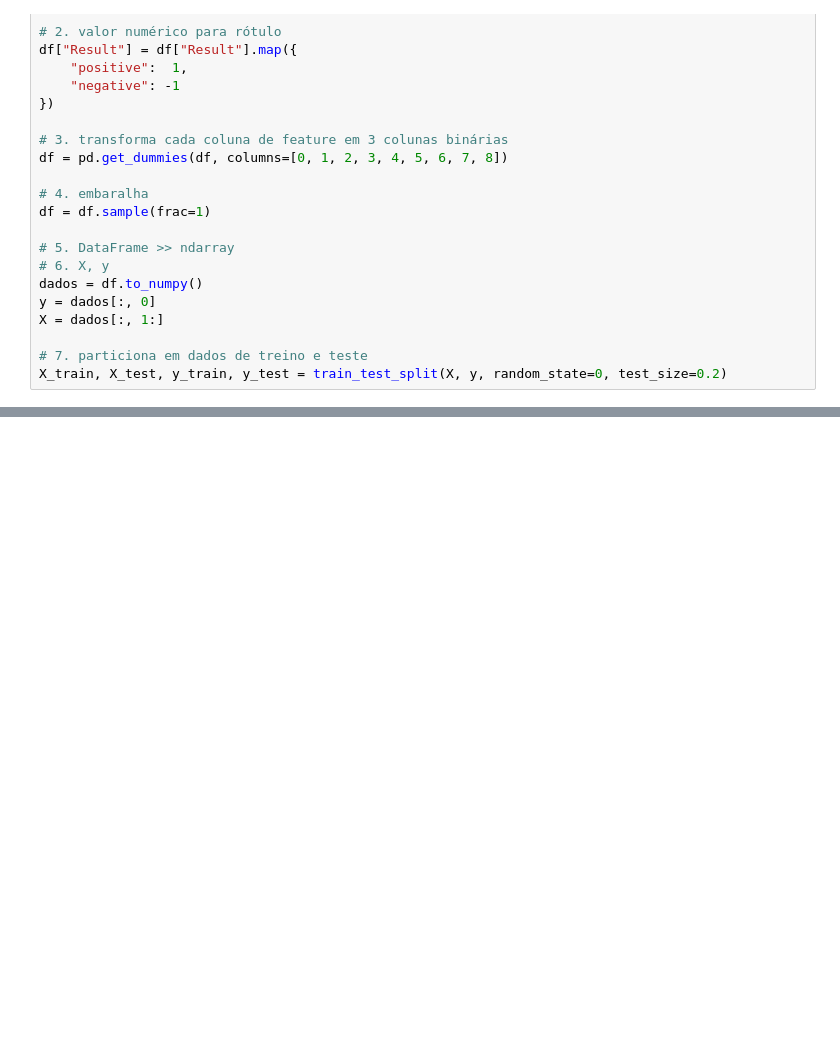
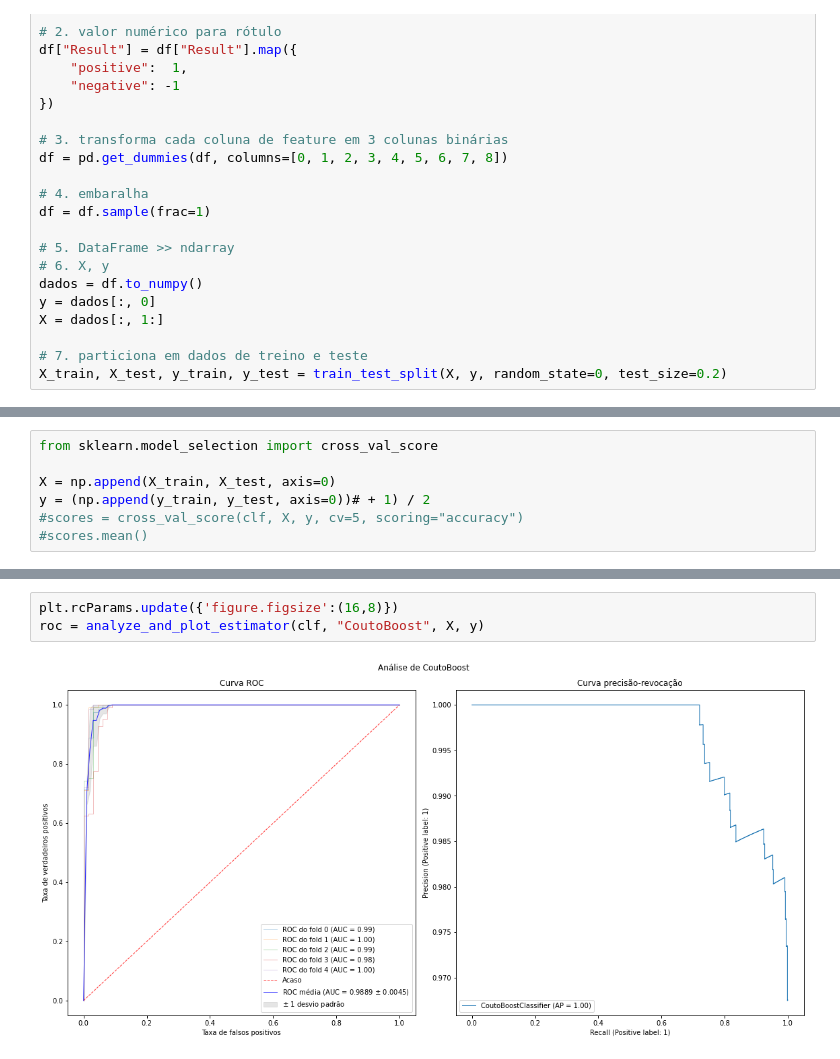
Before and after one commit to fegemo/ml-boosting, a Jupyter notebook: boosting.ipynb, the cells around one changed output, grey strips where cells are left out. Cells and saved outputs as stored; diff of their text form; blank space fills up the shorter version.

```diff
--- a/boosting.ipynb
+++ b/boosting.ipynb
@@ -107,0 +121,7 @@ print(score_baseline)
+# %%
+from sklearn.model_selection import cross_val_score
+
+X = np.append(X_train, X_test, axis=0)
+y = (np.append(y_train, y_test, axis=0))# + 1) / 2
+#scores = cross_val_score(clf, X, y, cv=5, scoring="accuracy")
+#scores.mean()
@@ -107,0 +188,5 @@ print(score_baseline)
+# %%
+plt.rcParams.update({'figure.figsize':(16,8)})
+roc = analyze_and_plot_estimator(clf, "CoutoBoost", X, y)
+# %% [output]
+[figure, added]
```
Also changed, not shown: parts of 13 cells of this notebook, 1 other file.
